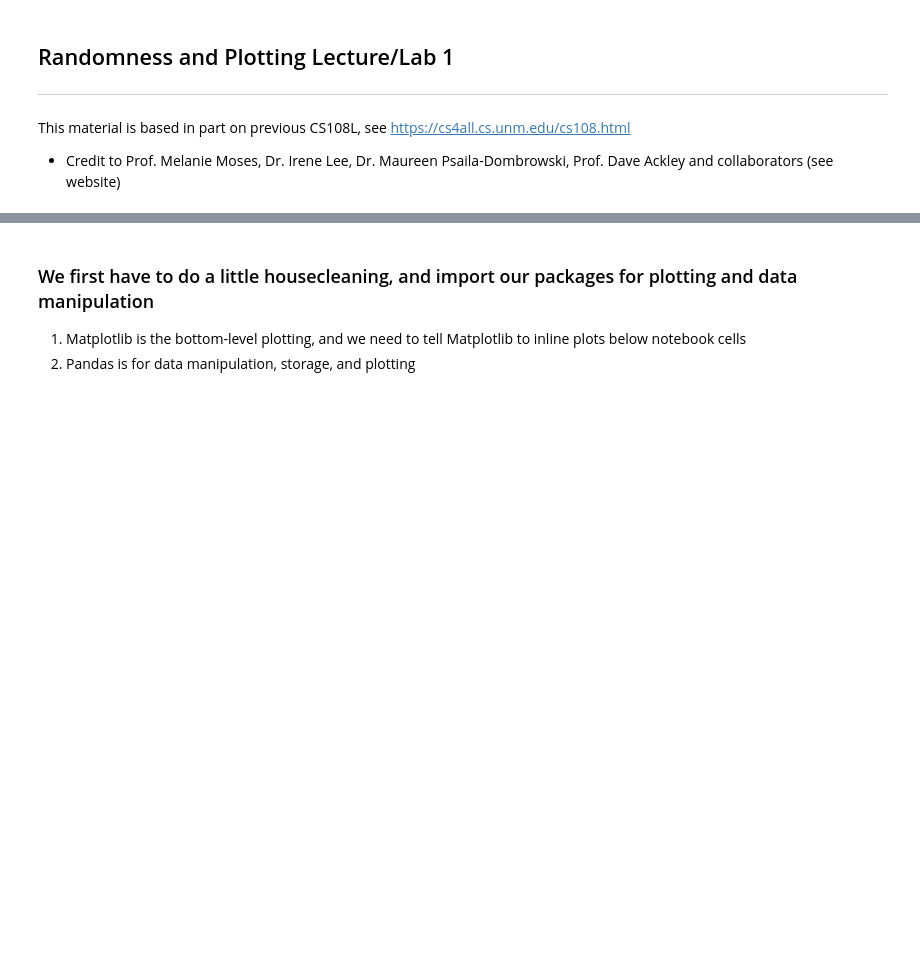
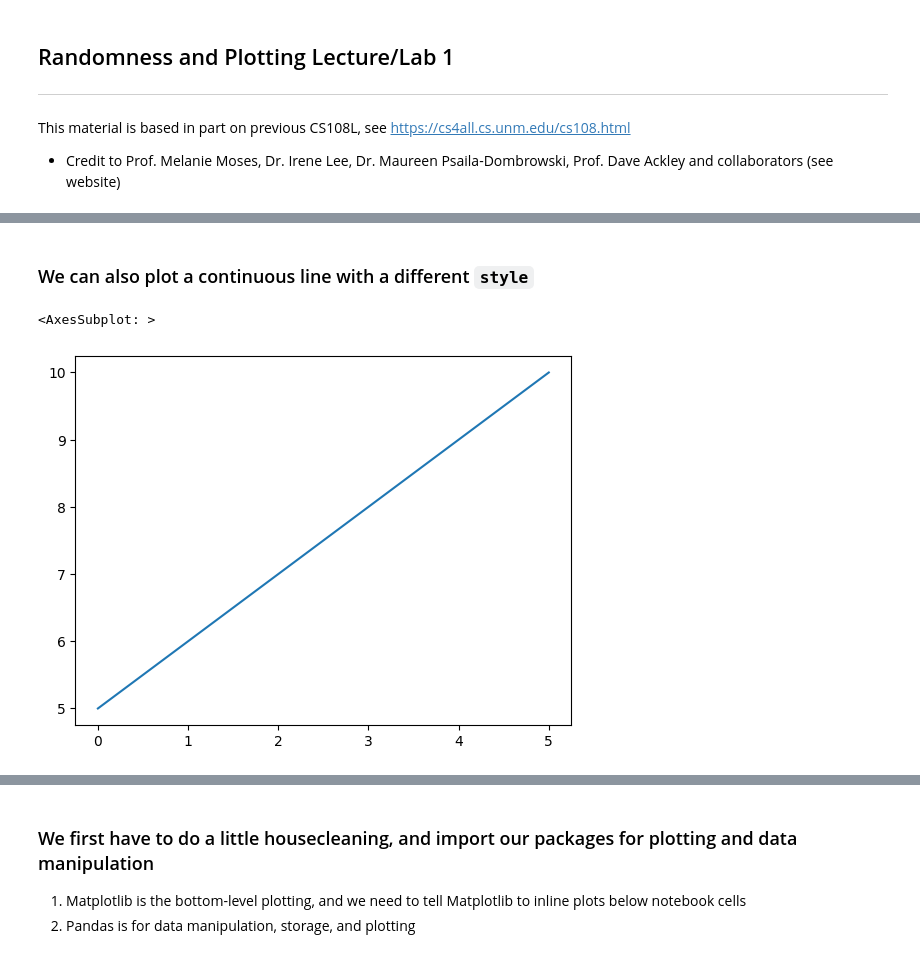
Before and after one commit to jbschroder/CS108, a Jupyter notebook: second_semester_half/notebooks0_plotting_pandas_randomness/randomness_and_plotting1.ipynb, the cells around one changed output, grey strips where cells are left out. Saved outputs shown, nothing was run; the diff lists cells and outputs as text; code cells hidden in the pictures; blank space fills up the shorter version.

```diff
--- a/second_semester_half/notebooks0_plotting_pandas_randomness/randomness_and_plotting1.ipynb
+++ b/second_semester_half/notebooks0_plotting_pandas_randomness/randomness_and_plotting1.ipynb
@@ -42,0 +103,4 @@ Is this enough?  Leave Pi until tomorrow?
+# %%
+my_list = [5,6,7,8,9,10]
+df = pd.DataFrame(my_list, columns=['numbers'])
+print(df)
@@ -42,0 +135,7 @@ Is this enough?  Leave Pi until tomorrow?
+# %% [markdown]
+### We can also plot a continuous line with a different `style`
+# %%
+df['numbers'].plot(kind='line', style=['-'])
+# %% [output]
+<AxesSubplot: >
+[figure, added]
```
Also changed, not shown: parts of 33 cells of this notebook.
